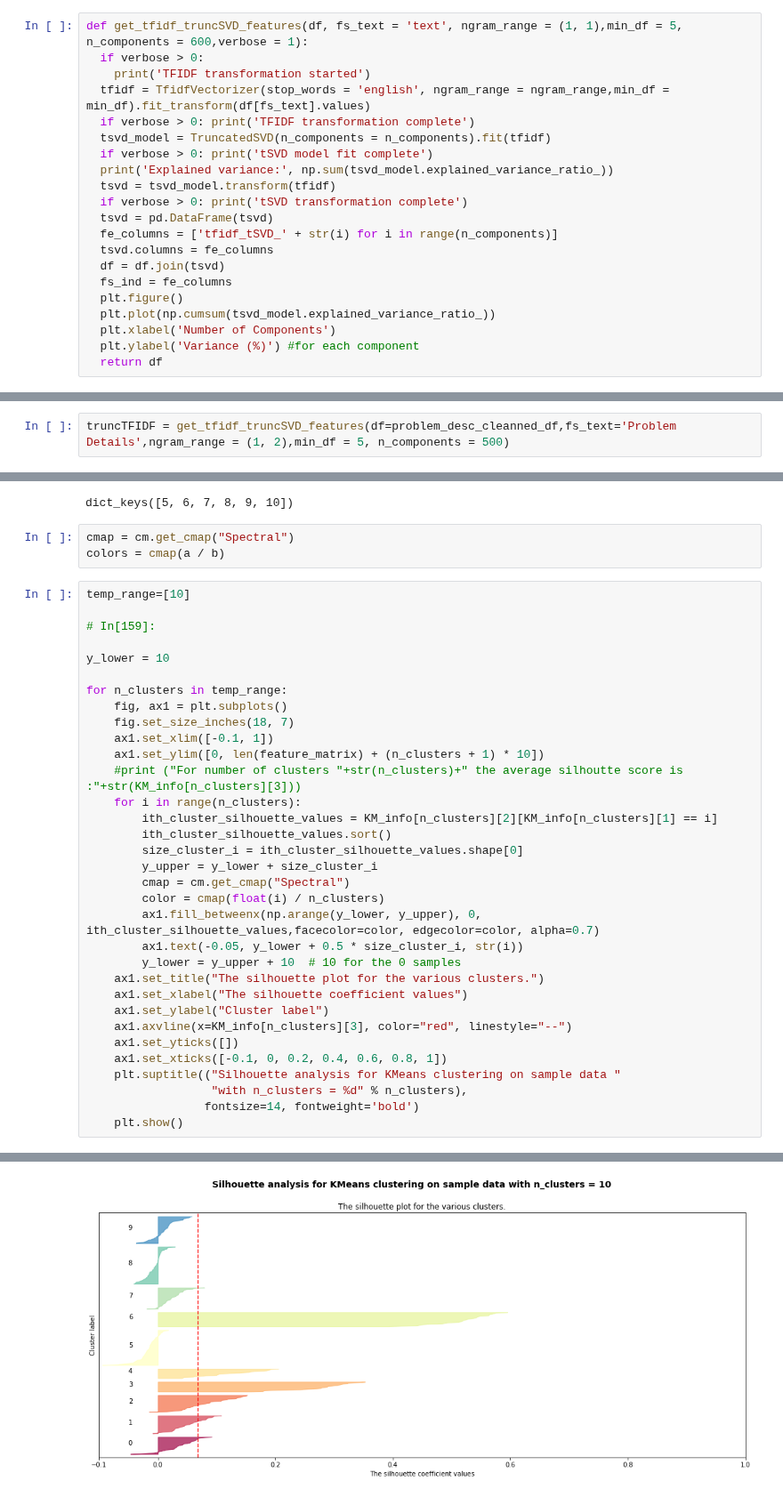
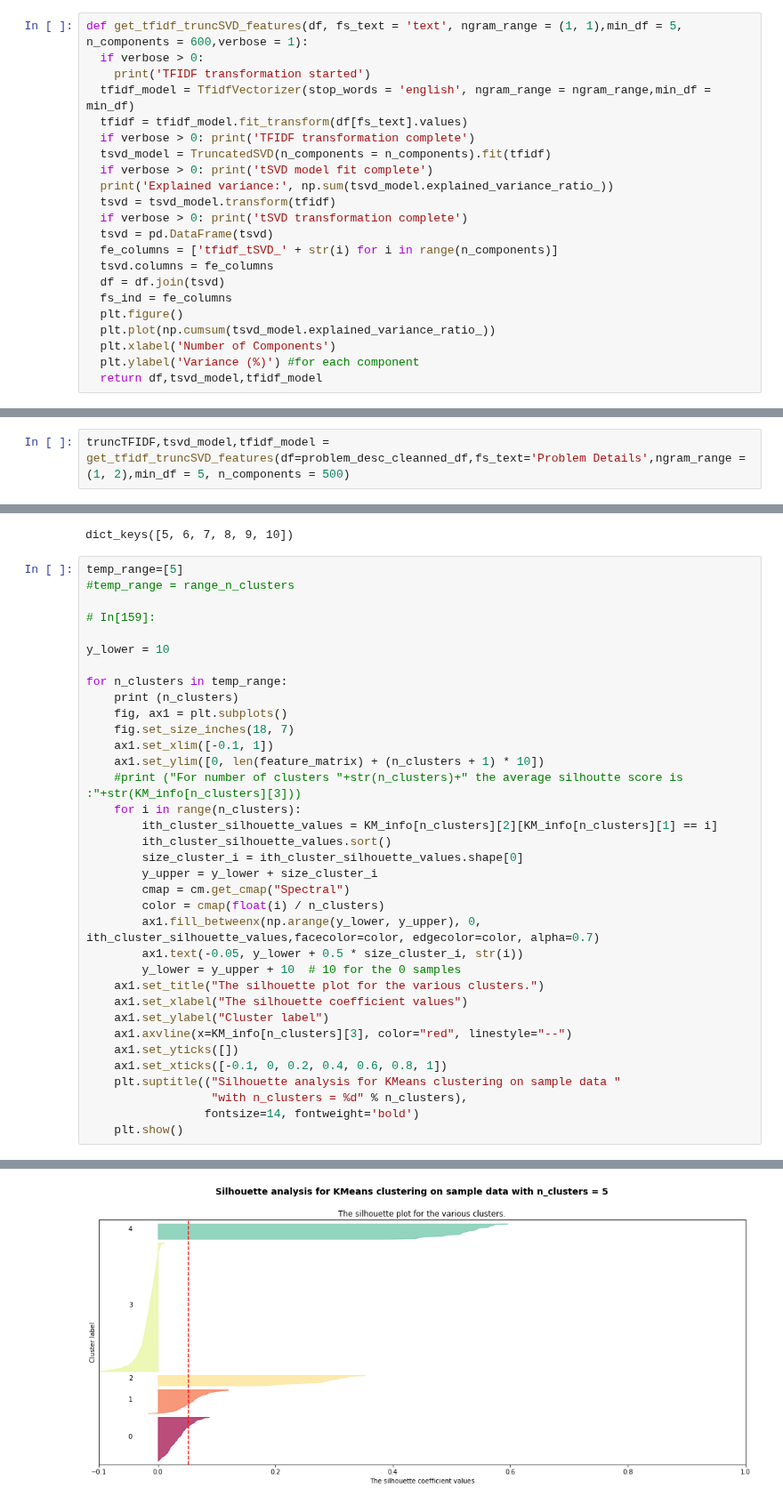
Before and after one commit to tkhan3/machinelearning, a Jupyter notebook: k_means_document.ipynb, the cells around one changed output, grey strips where cells are left out. Shown at 89% size. Saved outputs shown, nothing was run; the diff lists cells and outputs as text.

```diff
--- a/k_means_document.ipynb
+++ b/k_means_document.ipynb
@@ -93,7 +98,8 @@ def get_tfidf(data):
 def get_tfidf_truncSVD_features(df, fs_text = 'text', ngram_range = (1, 1),min_df = 5, n_components = 600,verbose = 1):
   if verbose > 0:
     print('TFIDF transformation started')
-  tfidf = TfidfVectorizer(stop_words = 'english', ngram_range = ngram_range,min_df = min_df).fit_transform(df[fs_text].values)
+  tfidf_model = TfidfVectorizer(stop_words = 'english', ngram_range = ngram_range,min_df = min_df)
+  tfidf = tfidf_model.fit_transform(df[fs_text].values)
   if verbose > 0: print('TFIDF transformation complete')
   tsvd_model = TruncatedSVD(n_components = n_components).fit(tfidf)
   if verbose > 0: print('tSVD model fit complete')
@@ -109,7 +115,7 @@ def get_tfidf_truncSVD_features(df, fs_text = 'text', ngram_range = (1, 1),min_d
   plt.plot(np.cumsum(tsvd_model.explained_variance_ratio_))
   plt.xlabel('Number of Components')
   plt.ylabel('Variance (%)') #for each component
-  return df
+  return df,tsvd_model,tfidf_model
 # %%
 def trSVD(n_comp,X):
   lsa = TruncatedSVD(n_components=n_comp)
@@ -210,7 +290,7 @@ Explained variance: 0.9995731665905153
 tSVD transformation complete
 [figure]
 # %%
-truncTFIDF = get_tfidf_truncSVD_features(df=problem_desc_cleanned_df,fs_text='Problem Details',ngram_range = (1, 2),min_df = 5, n_components = 500)
+truncTFIDF,tsvd_model,tfidf_model = get_tfidf_truncSVD_features(df=problem_desc_cleanned_df,fs_text='Problem Details',ngram_range = (1, 2),min_df = 5, n_components = 500)
 # %% [output]
 TFIDF transformation started
 TFIDF transformation complete
@@ -251,17 +331,16 @@ Running for 10 clusters...
 KM_info.keys()
 # %% [output]
 dict_keys([5, 6, 7, 8, 9, 10])
-# %%
-cmap = cm.get_cmap("Spectral")
-colors = cmap(a / b)
 # %%
-temp_range=[10]
+temp_range=[5]
+#temp_range = range_n_clusters
 
 # In[159]:
 
 y_lower = 10
 
 for n_clusters in temp_range:
+    print (n_clusters)
     fig, ax1 = plt.subplots()
     fig.set_size_inches(18, 7)
     ax1.set_xlim([-0.1, 1])
@@ -291 +371 @@ for n_clusters in temp_range:
-[figure, old version]
+[figure, new version]
```
Also changed, not shown: parts of 19 cells of this notebook.
